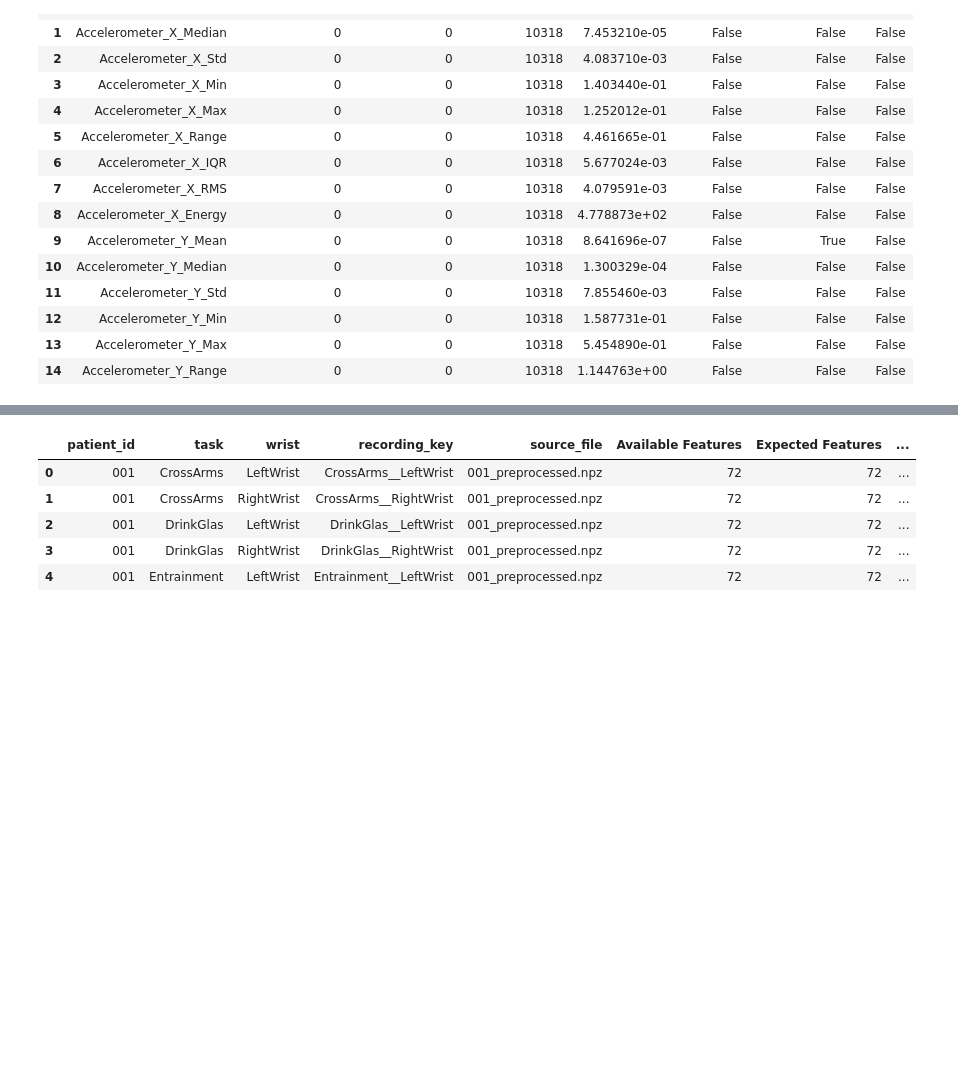
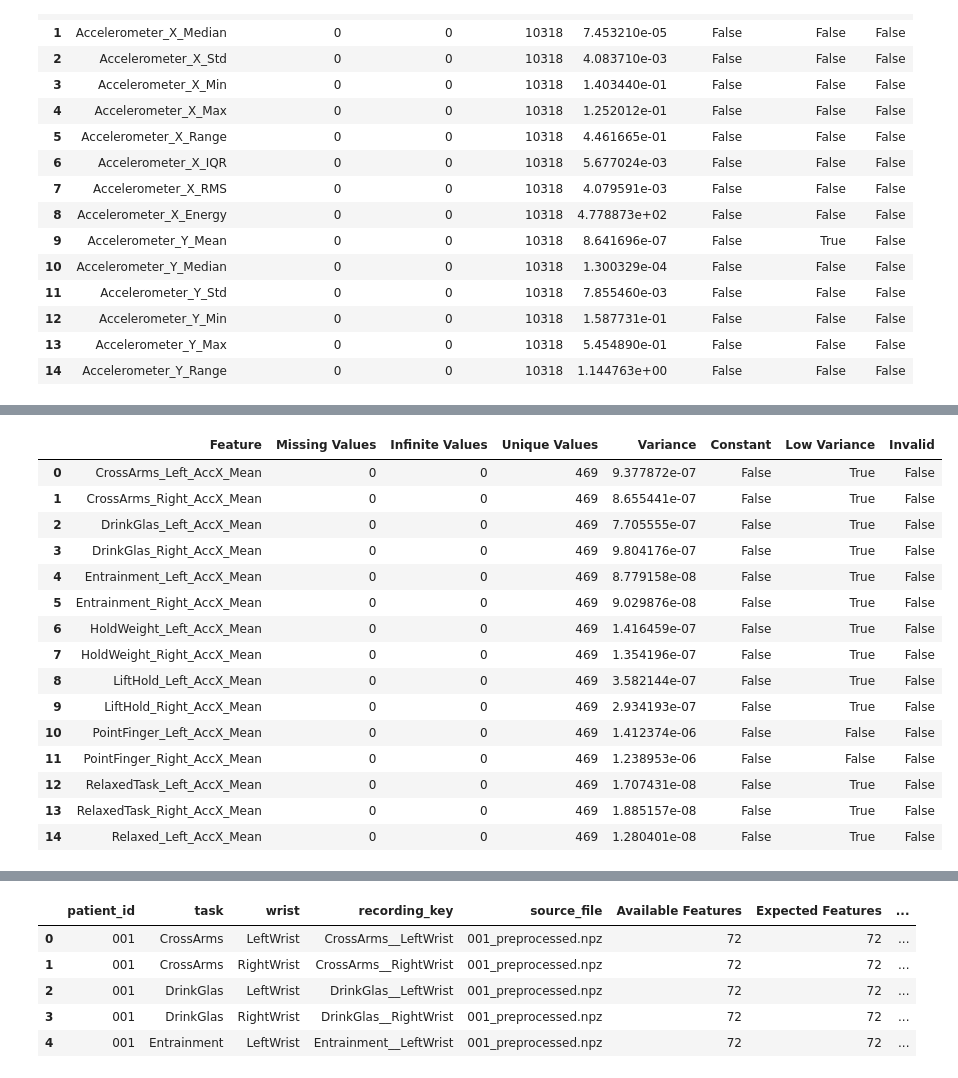
Before and after one commit to obramwell/AI-Assisted-Screening-of-Parkinson-s-Disease, a Jupyter notebook: notebooks/07b_feature_quality_analysis.ipynb, the cells around one changed output, grey strips where cells are left out. Cells and saved outputs as stored; diff of their text form; code cells hidden in the pictures; blank space fills up the shorter version.

```diff
--- a/notebooks/07b_feature_quality_analysis.ipynb
+++ b/notebooks/07b_feature_quality_analysis.ipynb
@@ -564,0 +688,15 @@ The extracted numerical features are evaluated for missing values, infinite valu
+# %%
+# =============================================================================
+# Flatten task-aware column names
+# =============================================================================
+
+task_aware_feature_table.columns = [
+    f"{task_wrist}_{shorten_time_feature_name(feature)}"
+    for feature, task_wrist
+    in task_aware_feature_table.columns
+]
+
+task_aware_feature_table = (
+    task_aware_feature_table
+    .reset_index()
+)
@@ -666,0 +982,78 @@ feature_quality_report.head(15)
+# %%
+# =============================================================================
+# Create task-aware feature quality report
+# =============================================================================
+
+task_aware_feature_quality_report = pd.DataFrame(
+    {
+        "Feature": task_aware_feature_columns,
+
+        "Missing Values":
+            task_aware_missing_counts
+            .reindex(
+                task_aware_feature_columns
+            )
+            .to_numpy(),
+
+        "Infinite Values":
+            task_aware_infinite_counts
+            .reindex(
+                task_aware_feature_columns
+            )
+            .to_numpy(),
+
+        "Unique Values":
+            task_aware_unique_counts
+            .reindex(
+                task_aware_feature_columns
+            )
+            .to_numpy(),
+
+        "Variance":
+            task_aware_variances
+            .reindex(
+                task_aware_feature_columns
+            )
+            .to_numpy(),
+
+        "Constant":
+            task_aware_constant_flags
+            .reindex(
+                task_aware_feature_columns
+            )
+            .to_numpy(),
+
+        "Low Variance":
+            task_aware_low_variance_flags
+            .reindex(
+                task_aware_feature_columns
+            )
+            .to_numpy(),
+
+        "Invalid":
+            task_aware_invalid_flags
+            .reindex(
+                task_aware_feature_columns
+            )
+            .to_numpy(),
+    }
+)
+
+task_aware_feature_quality_report.head(15)
+# %% [output]
+|  | Feature | Missing Values | Infinite Values | Unique Values | Variance | Constant | Low Variance | Invalid |
+| 0 | CrossArms_Left_AccX_Mean | 0 | 0 | 469 | 9.377872e-07 | False | True | False |
+| 1 | CrossArms_Right_AccX_Mean | 0 | 0 | 469 | 8.655441e-07 | False | True | False |
+| 2 | DrinkGlas_Left_AccX_Mean | 0 | 0 | 469 | 7.705555e-07 | False | True | False |
+| 3 | DrinkGlas_Right_AccX_Mean | 0 | 0 | 469 | 9.804176e-07 | False | True | False |
+| 4 | Entrainment_Left_AccX_Mean | 0 | 0 | 469 | 8.779158e-08 | False | True | False |
+| 5 | Entrainment_Right_AccX_Mean | 0 | 0 | 469 | 9.029876e-08 | False | True | False |
+| 6 | HoldWeight_Left_AccX_Mean | 0 | 0 | 469 | 1.416459e-07 | False | True | False |
+| 7 | HoldWeight_Right_AccX_Mean | 0 | 0 | 469 | 1.354196e-07 | False | True | False |
+| 8 | LiftHold_Left_AccX_Mean | 0 | 0 | 469 | 3.582144e-07 | False | True | False |
+| 9 | LiftHold_Right_AccX_Mean | 0 | 0 | 469 | 2.934193e-07 | False | True | False |
+| 10 | PointFinger_Left_AccX_Mean | 0 | 0 | 469 | 1.412374e-06 | False | False | False |
+| 11 | PointFinger_Right_AccX_Mean | 0 | 0 | 469 | 1.238953e-06 | False | False | False |
+| 12 | RelaxedTask_Left_AccX_Mean | 0 | 0 | 469 | 1.707431e-08 | False | True | False |
+| 13 | RelaxedTask_Right_AccX_Mean | 0 | 0 | 469 | 1.885157e-08 | False | True | False |
+| 14 | Relaxed_Left_AccX_Mean | 0 | 0 | 469 | 1.280401e-08 | False | True | False |
```
Also changed, not shown: parts of 34 cells of this notebook, 6 other files.
